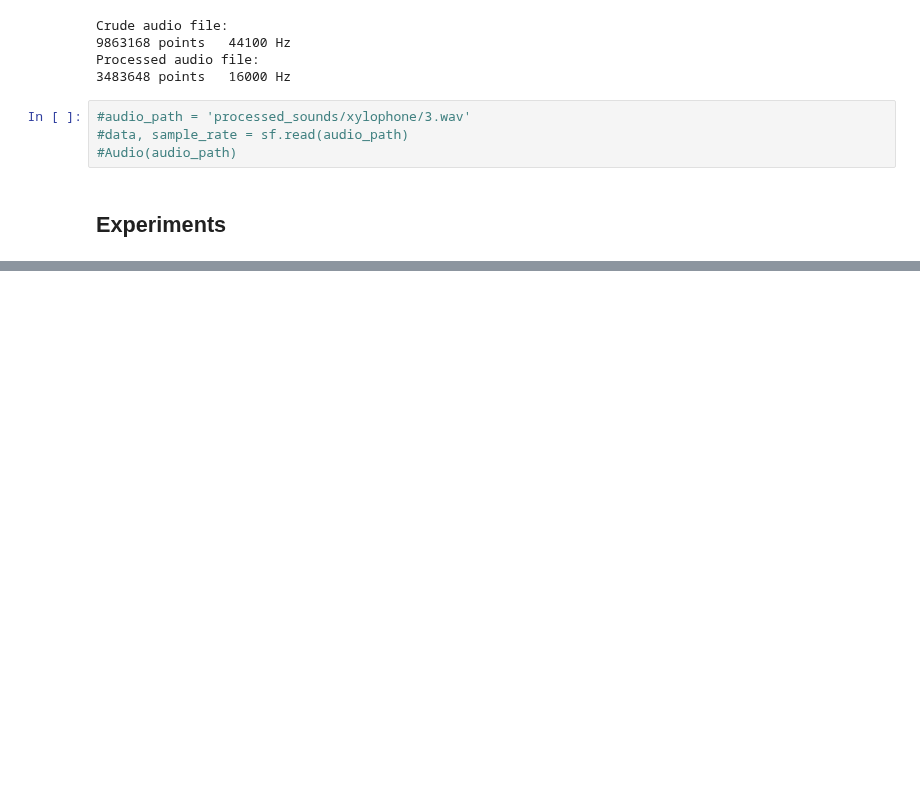
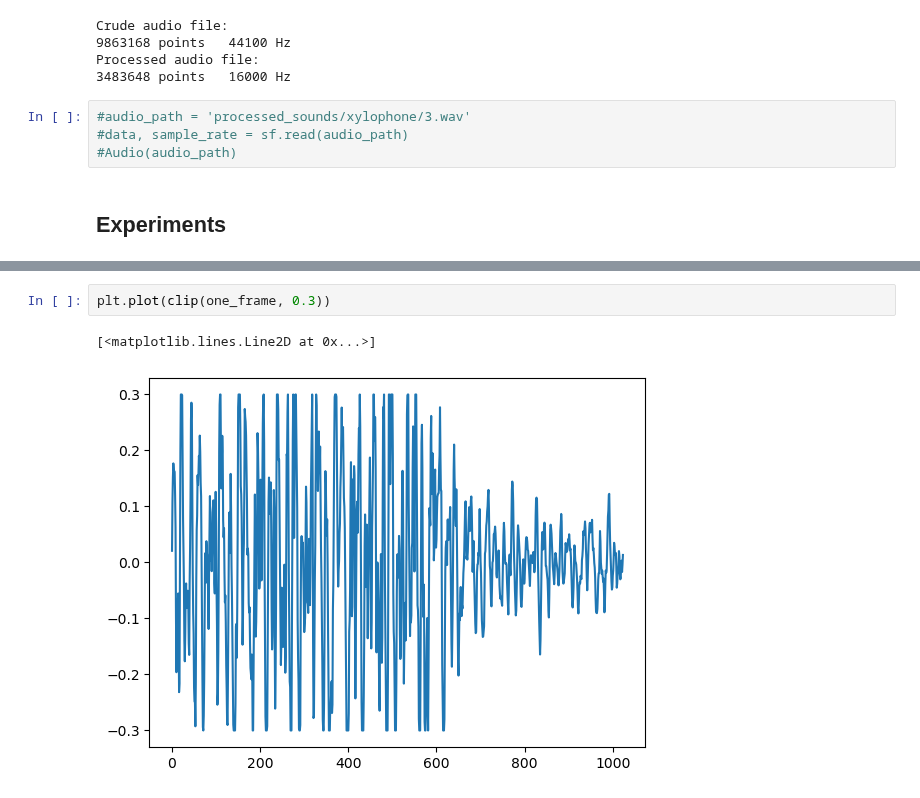
Before and after one commit to pierreaguie/C-OMP-for-Audio-Declipping, a Jupyter notebook: AudioDeclipping.ipynb, the cells around one changed output, grey strips where cells are left out. Drawn from its saved outputs; the diff is of its cells as text; blank space fills up the shorter version.

```diff
--- a/AudioDeclipping.ipynb
+++ b/AudioDeclipping.ipynb
@@ -710,0 +767,5 @@ def compute_SNR_m(y, y_reconstructed):
+# %%
+plt.plot(clip(one_frame, 0.3))
+# %% [output]
+[<matplotlib.lines.Line2D at 0x...>]
+[figure, added]
```
Also changed, not shown: parts of 15 cells of this notebook.
